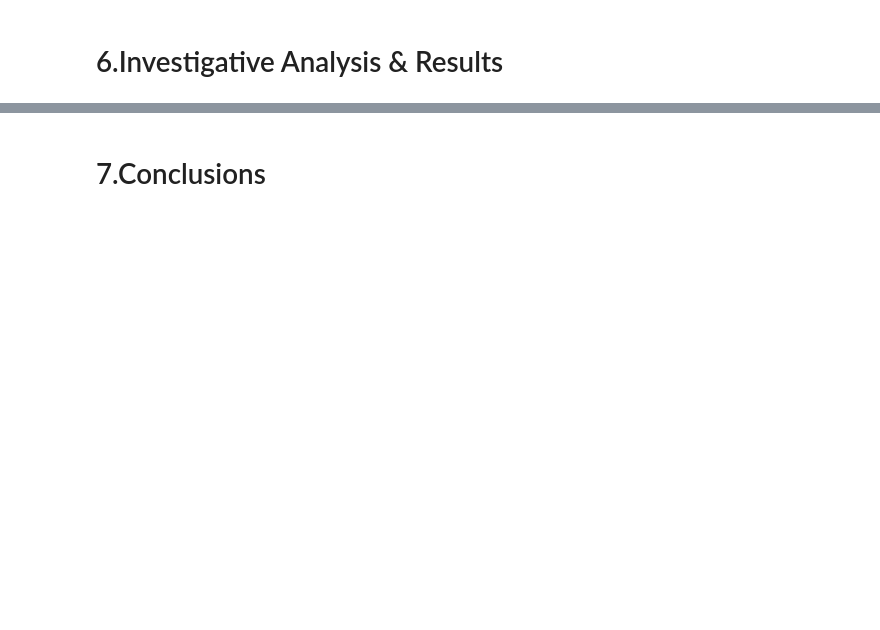
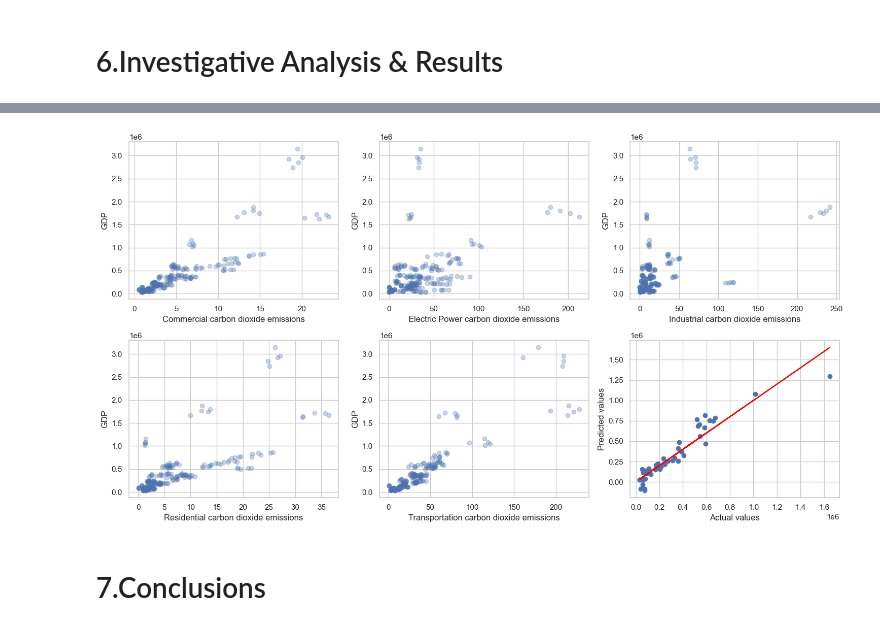
Before and after one commit to Zhengnan817/Final-Project-Carbon-dioxide-emission, a Jupyter notebook: carbon_emission.ipynb, the cells around one changed output, grey strips where cells are left out. Saved outputs shown, nothing was run; the diff lists cells and outputs as text; code cells hidden in the pictures; blank space fills up the shorter version.

```diff
--- a/carbon_emission.ipynb
+++ b/carbon_emission.ipynb
@@ -246,0 +470,3 @@ df_co2_fuel.head()
+# %%
+df_co2_gdp = cleaner_co2.gdp_co2(df_gdp)
+df_co2_p.head()
@@ -268,0 +548,3 @@ gdp_value.plot_pairplot(df_co2_c,df_gdp)
+# %%
+model_gdp_co2 = ModelBuilder(df_co2_gdp)
+model_gdp_co2.gdp_co2()
@@ -269,2 +560,6 @@ gdp_value.plot_pairplot(df_co2_c,df_gdp)
+# %%
+model_gdp_co2.scatter()
+# %% [output]
+[figure, added]
 # %% [markdown]
 # 7.Conclusions
```
Also changed, not shown: parts of 39 cells of this notebook, 3 other files.
